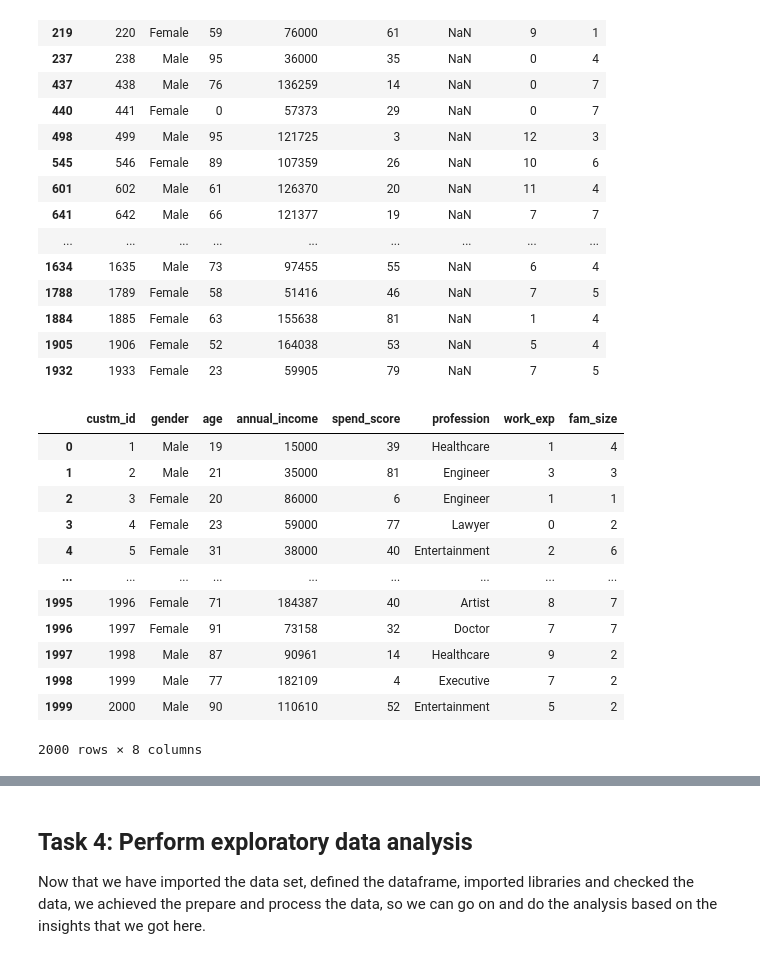
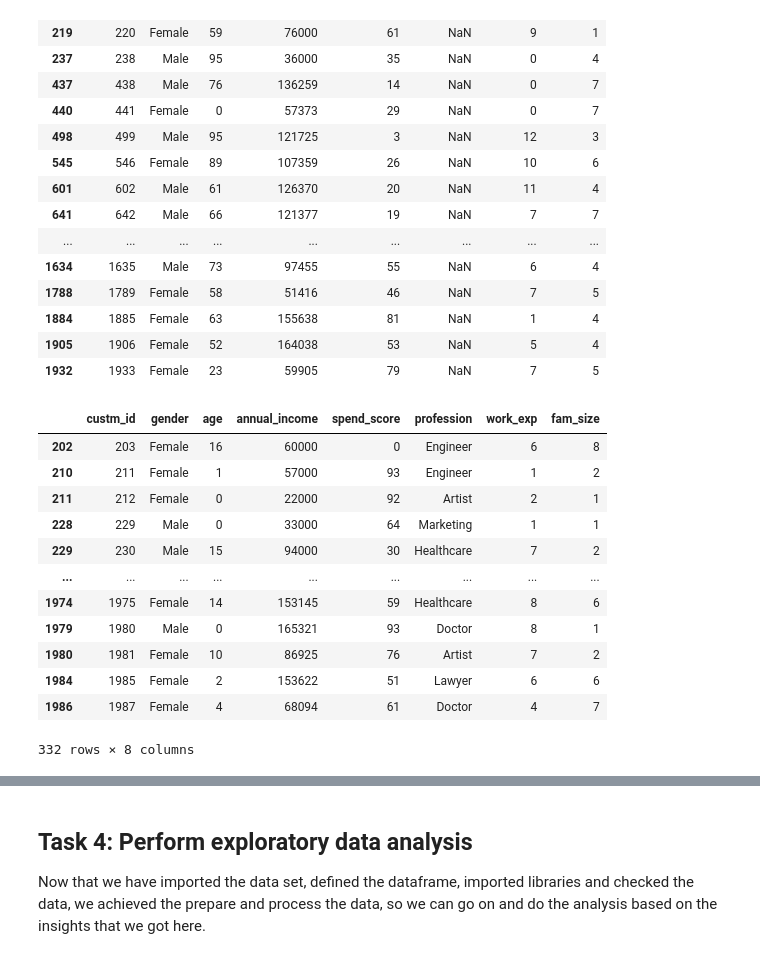
Before and after one commit to leon-czarlinski/ProfileAnalysis, a Jupyter notebook: ProfileAnalysis.ipynb, the cells around one changed output, grey strips where cells are left out. Cells and saved outputs as stored; diff of their text form; code cells hidden in the pictures.

```diff
--- a/ProfileAnalysis.ipynb
+++ b/ProfileAnalysis.ipynb
@@ -60,5 +60,5 @@ drive.mount('/content/drive')
 # %% [output]
 Drive already mounted at /content/drive; to attempt to forcibly remount, call drive.mount("/content/drive", force_remount=True).
 # %%
-profile_df = pd.read_csv('/content/drive/MyDrive/Colab Notebooks/ProfileAnalysis/customers.csv')
+df = pd.read_csv('/content/drive/MyDrive/Colab Notebooks/ProfileAnalysis/customers.csv')
 # %%
@@ -112,20 +132,19 @@ null_rows
 | 1884 | 1885 | Female | 63 | 155638 | 81 | NaN | 1 | 4 |
 | 1905 | 1906 | Female | 52 | 164038 | 53 | NaN | 5 | 4 |
 | 1932 | 1933 | Female | 23 | 59905 | 79 | NaN | 7 | 5 |
-# %%
-profile_df_cp = profile_df.copy()
-profile_df_cp
-# %% [output]
-|  | custm_id | gender | age | annual_income | spend_score | profession | work_exp | fam_size |
-| 0 | 1 | Male | 19 | 15000 | 39 | Healthcare | 1 | 4 |
-| 1 | 2 | Male | 21 | 35000 | 81 | Engineer | 3 | 3 |
-| 2 | 3 | Female | 20 | 86000 | 6 | Engineer | 1 | 1 |
-| 3 | 4 | Female | 23 | 59000 | 77 | Lawyer | 0 | 2 |
-| 4 | 5 | Female | 31 | 38000 | 40 | Entertainment | 2 | 6 |
-| ... | ... | ... | ... | ... | ... | ... | ... | ... |
-| 1995 | 1996 | Female | 71 | 184387 | 40 | Artist | 8 | 7 |
-| 1996 | 1997 | Female | 91 | 73158 | 32 | Doctor | 7 | 7 |
-| 1997 | 1998 | Male | 87 | 90961 | 14 | Healthcare | 9 | 2 |
-| 1998 | 1999 | Male | 77 | 182109 | 4 | Executive | 7 | 2 |
-| 1999 | 2000 | Male | 90 | 110610 | 52 | Entertainment | 5 | 2 |
-2000 rows × 8 columns
+# %%
+df[df['age'] < 18]
+# %% [output]
+|  | custm_id | gender | age | annual_income | spend_score | profession | work_exp | fam_size |
+| 202 | 203 | Female | 16 | 60000 | 0 | Engineer | 6 | 8 |
+| 210 | 211 | Female | 1 | 57000 | 93 | Engineer | 1 | 2 |
+| 211 | 212 | Female | 0 | 22000 | 92 | Artist | 2 | 1 |
+| 228 | 229 | Male | 0 | 33000 | 64 | Marketing | 1 | 1 |
+| 229 | 230 | Male | 15 | 94000 | 30 | Healthcare | 7 | 2 |
+| ... | ... | ... | ... | ... | ... | ... | ... | ... |
+| 1974 | 1975 | Female | 14 | 153145 | 59 | Healthcare | 8 | 6 |
+| 1979 | 1980 | Male | 0 | 165321 | 93 | Doctor | 8 | 1 |
+| 1980 | 1981 | Female | 10 | 86925 | 76 | Artist | 7 | 2 |
+| 1984 | 1985 | Female | 2 | 153622 | 51 | Lawyer | 6 | 6 |
+| 1986 | 1987 | Female | 4 | 68094 | 61 | Doctor | 4 | 7 |
+332 rows × 8 columns
```
Also changed, not shown: parts of 19 cells of this notebook.
